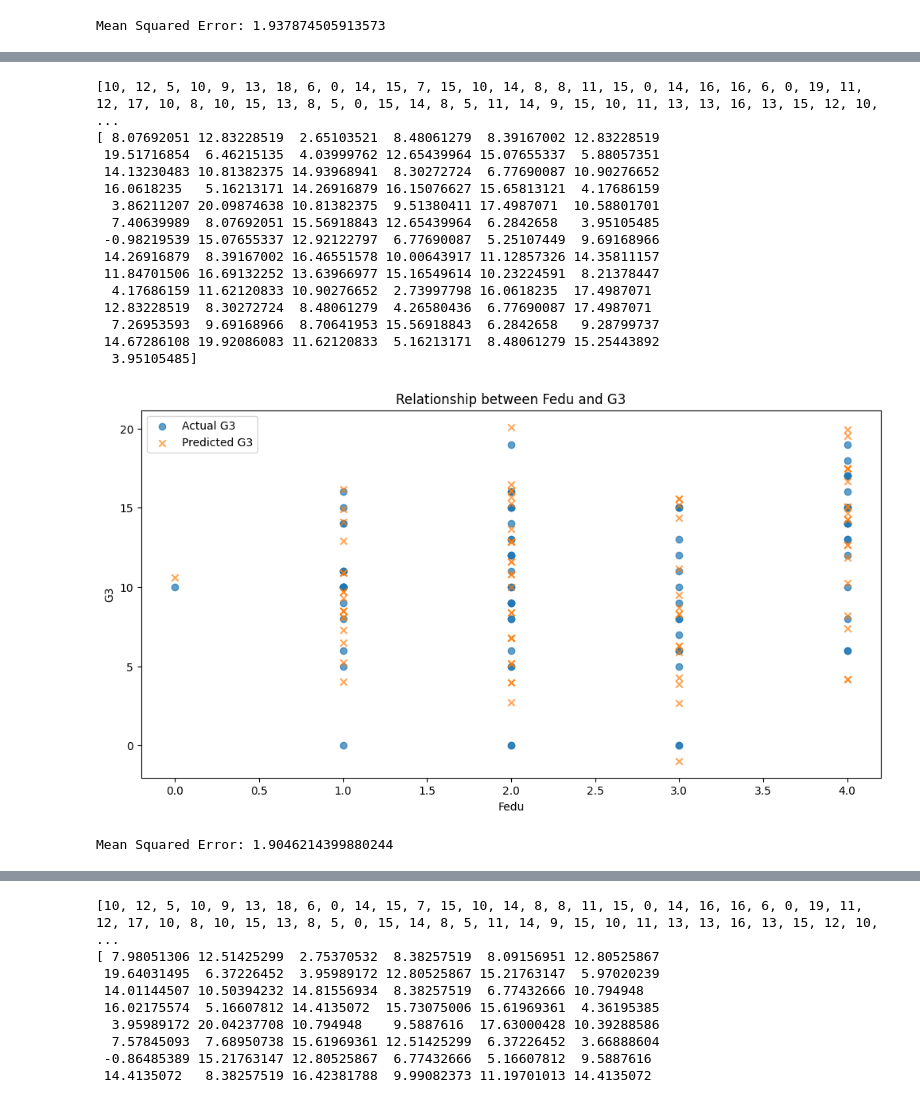
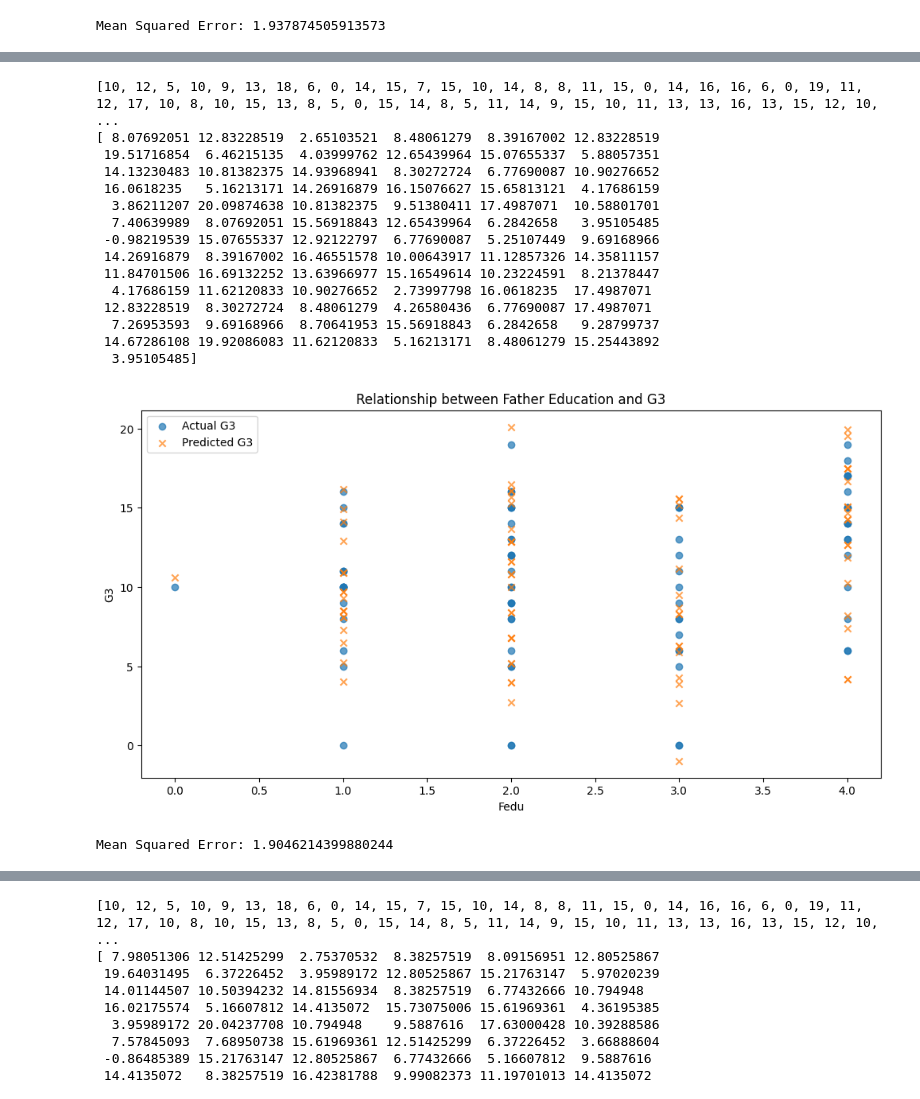
Before and after one commit to BMSaumya/Inspiher, a Jupyter notebook: saumya_taskset.ipynb, the cells around one changed output, grey strips where cells are left out. Drawn from its saved outputs; the diff is of its cells as text; code cells hidden in the pictures.

```diff
--- a/saumya_taskset.ipynb
+++ b/saumya_taskset.ipynb
@@ -259,35 +259,35 @@ plt.scatter(plot_data['Fedu'], plot_data['Actual G3'], label='Actual G3', alpha=
 plt.scatter(plot_data['Fedu'], plot_data['Predicted G3'], label='Predicted G3', marker='x', alpha=0.7)
 plt.xlabel('Fedu')
 plt.ylabel('G3')
-plt.title('Relationship between Fedu and G3')
+plt.title('Relationship between Father Education and G3')
 plt.legend()
 plt.show()
 
 
 from sklearn.metrics import mean_squared_error
 # Evaluate the model
 mse = mean_squared_error(y_test, y_pred)
 
 # Evaluate the model
 mse = mean_squared_error(y_test, y_pred)
 print(f'Mean Squared Error: {mse}')
 # %% [output]
 [10, 12, 5, 10, 9, 13, 18, 6, 0, 14, 15, 7, 15, 10, 14, 8, 8, 11, 15, 0, 14, 16, 16, 6, 0, 19, 11, 12, 17, 10, 8, 10, 15, 13, 8, 5, 0, 15, 14, 8, 5, 11, 14, 9, 15, 10, 11, 13, 13, 16, 13, 15, 12, 10,  ...
 [ 8.07692051 12.83228519  2.65103521  8.48061279  8.39167002 12.83228519
  19.51716854  6.46215135  4.03999762 12.65439964 15.07655337  5.88057351
  14.13230483 10.81382375 14.93968941  8.30272724  6.77690087 10.90276652
  16.0618235   5.16213171 14.26916879 16.15076627 15.65813121  4.17686159
   3.86211207 20.09874638 10.81382375  9.51380411 17.4987071  10.58801701
   7.40639989  8.07692051 15.56918843 12.65439964  6.2842658   3.95105485
  -0.98219539 15.07655337 12.92122797  6.77690087  5.25107449  9.69168966
  14.26916879  8.39167002 16.46551578 10.00643917 11.12857326 14.35811157
  11.84701506 16.69132252 13.63966977 15.16549614 10.23224591  8.21378447
   4.17686159 11.62120833 10.90276652  2.73997798 16.0618235  17.4987071
  12.83228519  8.30272724  8.48061279  4.26580436  6.77690087 17.4987071
   7.26953593  9.69168966  8.70641953 15.56918843  6.2842658   9.28799737
  14.67286108 19.92086083 11.62120833  5.16213171  8.48061279 15.25443892
   3.95105485]
-[figure, old version]
+[figure, new version]
 Mean Squared Error: 1.9046214399880244
 # %%
 import pandas as pd
```
Also changed, not shown: parts of 4 cells of this notebook.
